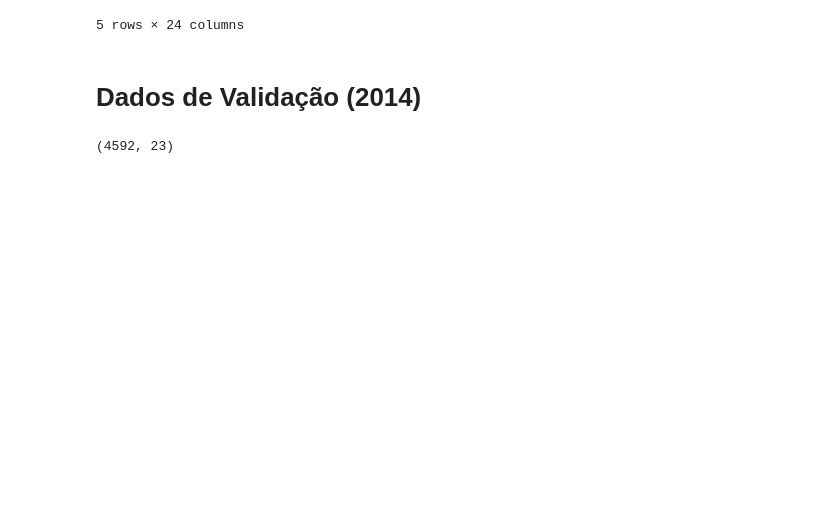
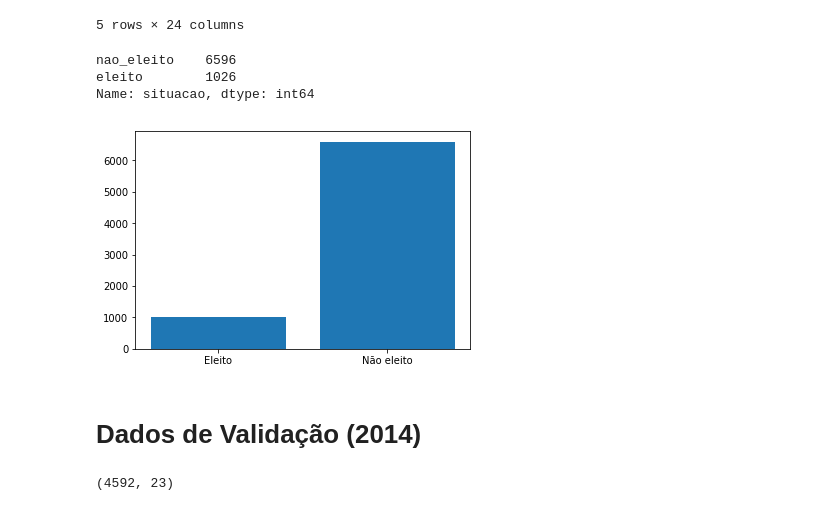
Before and after one commit to ErickCosta/ml2018-erickcosta, a Jupyter notebook: exercício 4/Lab 4 - ML.ipynb, the cells around one changed output. Saved outputs shown, nothing was run; the diff lists cells and outputs as text; code cells hidden in the pictures; blank space fills up the shorter version.

Commit message:
Bar plot

```diff
--- a/exercício 4/Lab 4 - ML.ipynb
+++ b/exercício 4/Lab 4 - ML.ipynb
@@ -51,6 +81,17 @@ train_test.tail()
 | 7620 | 2010 | 270000000267 | ÍTALO MARCEL COSTA CONCEIÇÃO | TO | PR | 2 | 2 | ... |
 | 7621 | 2010 | 270000000501 | LEONAM XAVIER GOMES | TO | PPS | 13 | 12 | ... |
 5 rows × 24 columns
+# %%
+pd.value_counts(train_test['situacao'])
+# %% [output]
+nao_eleito    6596
+eleito        1026
+Name: situacao, dtype: int64
+# %%
+plt.bar(['Eleito', 'Não eleito'], [1026, 6596])
+plt.show()
+# %% [output]
+[figure, added]
 # %% [markdown]
 # Dados de Validação (2014)
 # %%
```
Also changed, not shown: parts of 17 cells of this notebook.
